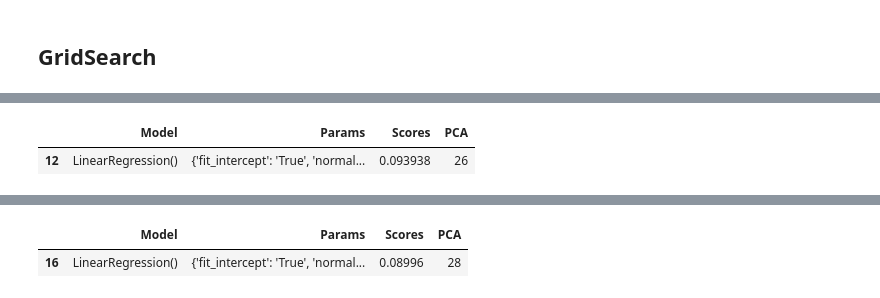
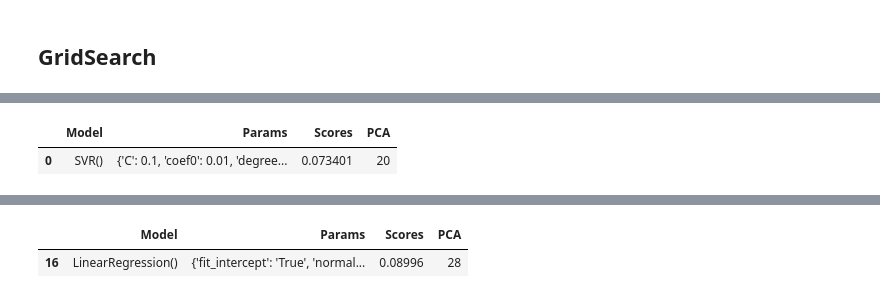
Before and after one commit to UFRJ-Analytica/ITA_2021, a Jupyter notebook: Codigo/ITA_Challenge_2021.ipynb, the cells around one changed output, grey strips where cells are left out. Drawn from its saved outputs; the diff is of its cells as text; code cells hidden in the pictures.

```diff
--- a/Codigo/ITA_Challenge_2021.ipynb
+++ b/Codigo/ITA_Challenge_2021.ipynb
@@ -317,10 +325,10 @@ def prever(X_train, X_test, y_train, y_test, target_name, components = [20,21,22
     lista_models = []
 
     models = [
-        LinearRegression(),
+        #LinearRegression(),
+        SVR(),
         #SVR(),
-        #SVR(),
-        Lasso()
+        #Lasso()
         #XGBRegressor()
         ]
 
@@ -336,7 +344,7 @@ def prever(X_train, X_test, y_train, y_test, target_name, components = [20,21,22
 
             clf = GridSearchCV(model, param_grid = params_grid[i],
                                scoring = 'neg_mean_absolute_error', #destaque Ã  mÃ©trica pedida
-                               n_jobs=2, refit=True, cv=5, verbose=5,
+                               n_jobs=-1, refit=True, cv=5, verbose=5,
                                pre_dispatch='2*n_jobs', error_score='raise',
                                return_train_score=True)
 
@@ -440,3 +445,3 @@ Fitting 5 folds for each of 5 candidates, totalling 25 fits
 # %%
-df_scores_price_scaling = prever(transf_X, transf_X_test, y_price, y_price_test, "price")
+df_scores_price = prever(X, X_test, y_price, y_price_test, "price")
 # %% [output]
@@ -519,8 +520,8 @@ df_scores_price.Scores.min()
 # %%
-df_scores_price[df_scores_price.Scores == 0.093937671406177]
+df_scores_price[df_scores_price.Scores == 0.073401129960898]
 # %% [output]
 |  | Model | Params | Scores | PCA |
-| 12 | LinearRegression() | {'fit_intercept': 'True', 'normal... | 0.093938 | 26 |
+| 0 | SVR() | {'C': 0.1, 'coef0': 0.01, 'degree... | 0.073401 | 20 |
 # %%
 df_scores_trans.Scores.min()
 # %% [output]
```
Also changed, not shown: parts of 11 cells of this notebook, 6 other files.
